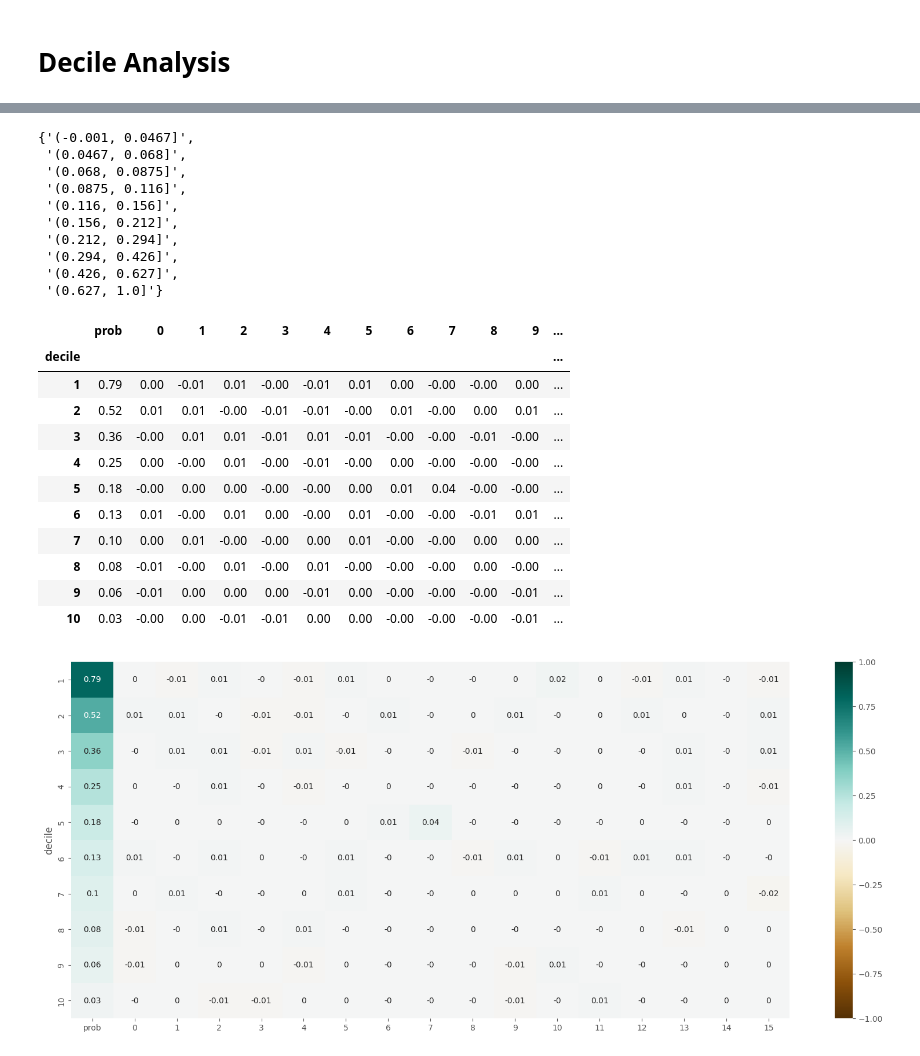
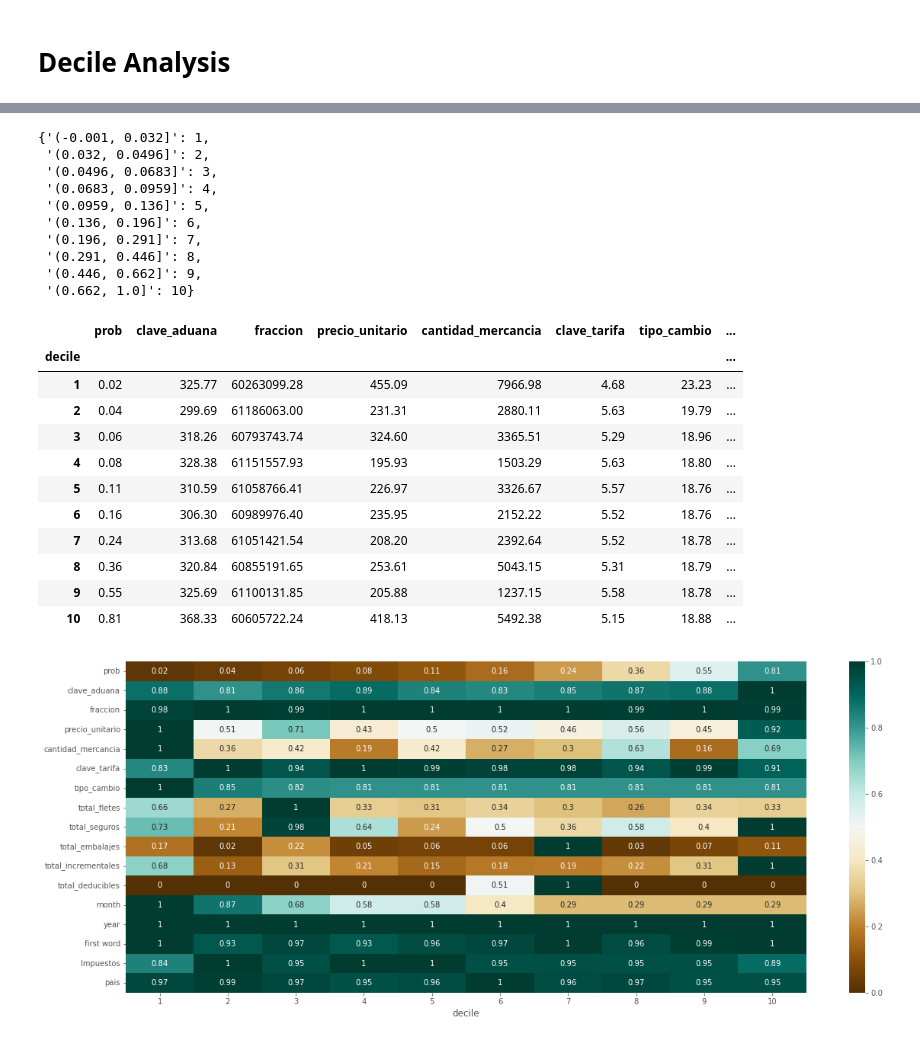
Before and after one commit to if722399/PAP-TensorFlow-Model, a Jupyter notebook: Weighted Class.ipynb, the cells around one changed output, grey strips where cells are left out. Drawn from its saved outputs; the diff is of its cells as text; code cells hidden in the pictures.

```diff
--- a/Weighted Class.ipynb
+++ b/Weighted Class.ipynb
@@ -282,27 +284,15 @@ z = z.join(pd.DataFrame(test_features))
 # %%
-zdict = set(z["interval"])
-zdict
+zdict = sorted(list(set(z["interval"])))
+xaa = {k:v for k,v in zip(zdict,np.arange(1,11,1))}
+xaa
 # %% [output]
-{'(-0.001, 0.0467]',
- '(0.0467, 0.068]',
- '(0.068, 0.0875]',
- '(0.0875, 0.116]',
- '(0.116, 0.156]',
- '(0.156, 0.212]',
- '(0.212, 0.294]',
- '(0.294, 0.426]',
- '(0.426, 0.627]',
- '(0.627, 1.0]'}
+{'(-0.001, 0.032]': 1,
+ '(0.032, 0.0496]': 2,
+ '(0.0496, 0.0683]': 3,
+ '(0.0683, 0.0959]': 4,
+ '(0.0959, 0.136]': 5,
+ '(0.136, 0.196]': 6,
+ '(0.196, 0.291]': 7,
+ '(0.291, 0.446]': 8,
+ '(0.446, 0.662]': 9,
+ '(0.662, 1.0]': 10}
-# %%
-xaa = {
-    '(-0.001, 0.0467]':10,
- '(0.0467, 0.068]':9,
- '(0.068, 0.0875]':8,
- '(0.0875, 0.116]':7,
- '(0.116, 0.156]':6,
- '(0.156, 0.212]':5,
- '(0.212, 0.294]':4,
- '(0.294, 0.426]':3,
- '(0.426, 0.627]':2,
- '(0.627, 1.0]': 1
-}
@@ -313,22 +301,27 @@ z["decile"] = z["interval"].map(xaa)
 # %%
 zgby = z.groupby(by=["decile"]).mean()
 # %%
-np.round(zgby,2).iloc[:,:17]
+grouped = np.round(zgby,2).iloc[:,:17]
+grouped
 # %% [output]
-|  | prob | 0 | 1 | 2 | 3 | 4 | 5 | 6 | 7 | 8 | 9 | ... |
-| decile |  |  |  |  |  |  |  |  |  |  |  | ... |
-| 1 | 0.79 | 0.00 | -0.01 | 0.01 | -0.00 | -0.01 | 0.01 | 0.00 | -0.00 | -0.00 | 0.00 | ... |
-| 2 | 0.52 | 0.01 | 0.01 | -0.00 | -0.01 | -0.01 | -0.00 | 0.01 | -0.00 | 0.00 | 0.01 | ... |
-| 3 | 0.36 | -0.00 | 0.01 | 0.01 | -0.01 | 0.01 | -0.01 | -0.00 | -0.00 | -0.01 | -0.00 | ... |
-| 4 | 0.25 | 0.00 | -0.00 | 0.01 | -0.00 | -0.01 | -0.00 | 0.00 | -0.00 | -0.00 | -0.00 | ... |
-| 5 | 0.18 | -0.00 | 0.00 | 0.00 | -0.00 | -0.00 | 0.00 | 0.01 | 0.04 | -0.00 | -0.00 | ... |
-| 6 | 0.13 | 0.01 | -0.00 | 0.01 | 0.00 | -0.00 | 0.01 | -0.00 | -0.00 | -0.01 | 0.01 | ... |
-| 7 | 0.10 | 0.00 | 0.01 | -0.00 | -0.00 | 0.00 | 0.01 | -0.00 | -0.00 | 0.00 | 0.00 | ... |
-| 8 | 0.08 | -0.01 | -0.00 | 0.01 | -0.00 | 0.01 | -0.00 | -0.00 | -0.00 | 0.00 | -0.00 | ... |
-| 9 | 0.06 | -0.01 | 0.00 | 0.00 | 0.00 | -0.01 | 0.00 | -0.00 | -0.00 | -0.00 | -0.01 | ... |
-| 10 | 0.03 | -0.00 | 0.00 | -0.01 | -0.01 | 0.00 | 0.00 | -0.00 | -0.00 | -0.00 | -0.01 | ... |
+|  | prob | clave_aduana | fraccion | precio_unitario | cantidad_mercancia | clave_tarifa | tipo_cambio | ... |
+| decile |  |  |  |  |  |  |  | ... |
+| 1 | 0.02 | 325.77 | 60263099.28 | 455.09 | 7966.98 | 4.68 | 23.23 | ... |
+| 2 | 0.04 | 299.69 | 61186063.00 | 231.31 | 2880.11 | 5.63 | 19.79 | ... |
+| 3 | 0.06 | 318.26 | 60793743.74 | 324.60 | 3365.51 | 5.29 | 18.96 | ... |
+| 4 | 0.08 | 328.38 | 61151557.93 | 195.93 | 1503.29 | 5.63 | 18.80 | ... |
+| 5 | 0.11 | 310.59 | 61058766.41 | 226.97 | 3326.67 | 5.57 | 18.76 | ... |
+| 6 | 0.16 | 306.30 | 60989976.40 | 235.95 | 2152.22 | 5.52 | 18.76 | ... |
+| 7 | 0.24 | 313.68 | 61051421.54 | 208.20 | 2392.64 | 5.52 | 18.78 | ... |
+| 8 | 0.36 | 320.84 | 60855191.65 | 253.61 | 5043.15 | 5.31 | 18.79 | ... |
+| 9 | 0.55 | 325.69 | 61100131.85 | 205.88 | 1237.15 | 5.58 | 18.78 | ... |
+| 10 | 0.81 | 368.33 | 60605722.24 | 418.13 | 5492.38 | 5.15 | 18.88 | ... |
+# %%
+for col in grouped.columns:
+    if col != 'prob':
+        grouped[col] = (grouped[col]) / grouped[col].max()
 # %%
 plt.figure(figsize=(20, 8))
-sns.heatmap(np.round(np.round(zgby,2).iloc[:,:17],2), vmin=-1, vmax=1,annot=True, cmap='BrBG');
+sns.heatmap(np.round(np.round(grouped,2).iloc[:,:17].T,2), vmin=0, vmax=1,annot=True, cmap='BrBG');
 # %% [output]
-[figure, old version]
+[figure, new version]
```
Also changed, not shown: parts of 16 cells of this notebook.
